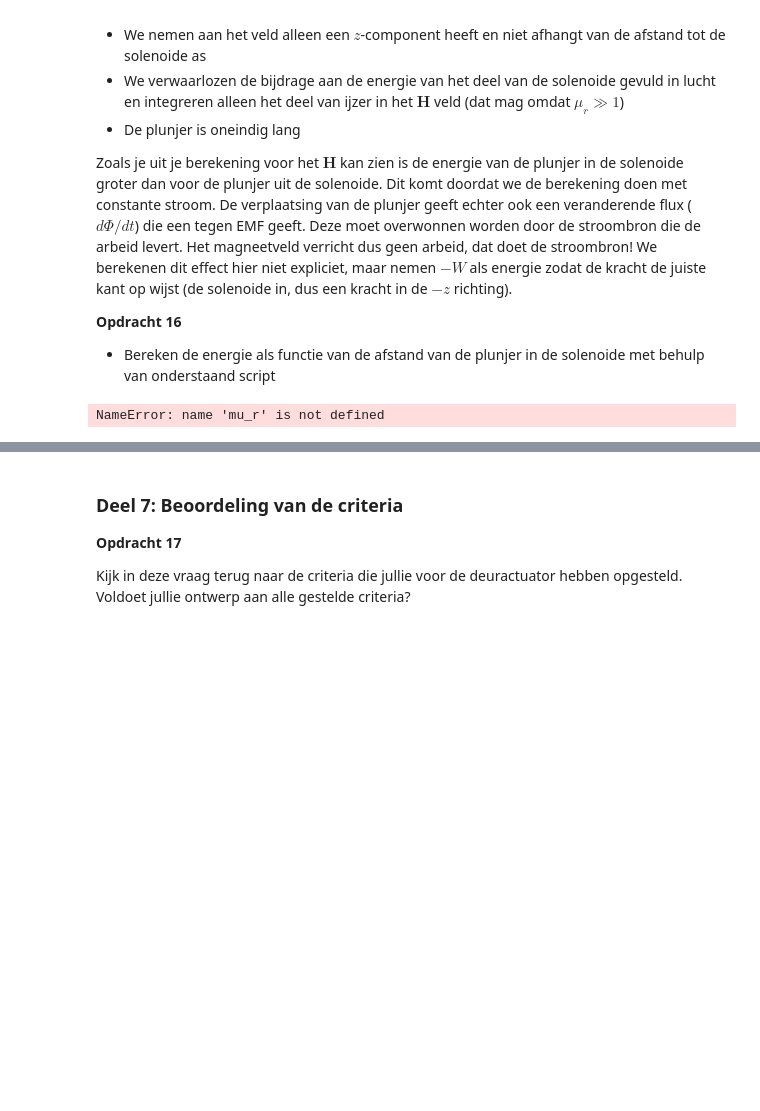
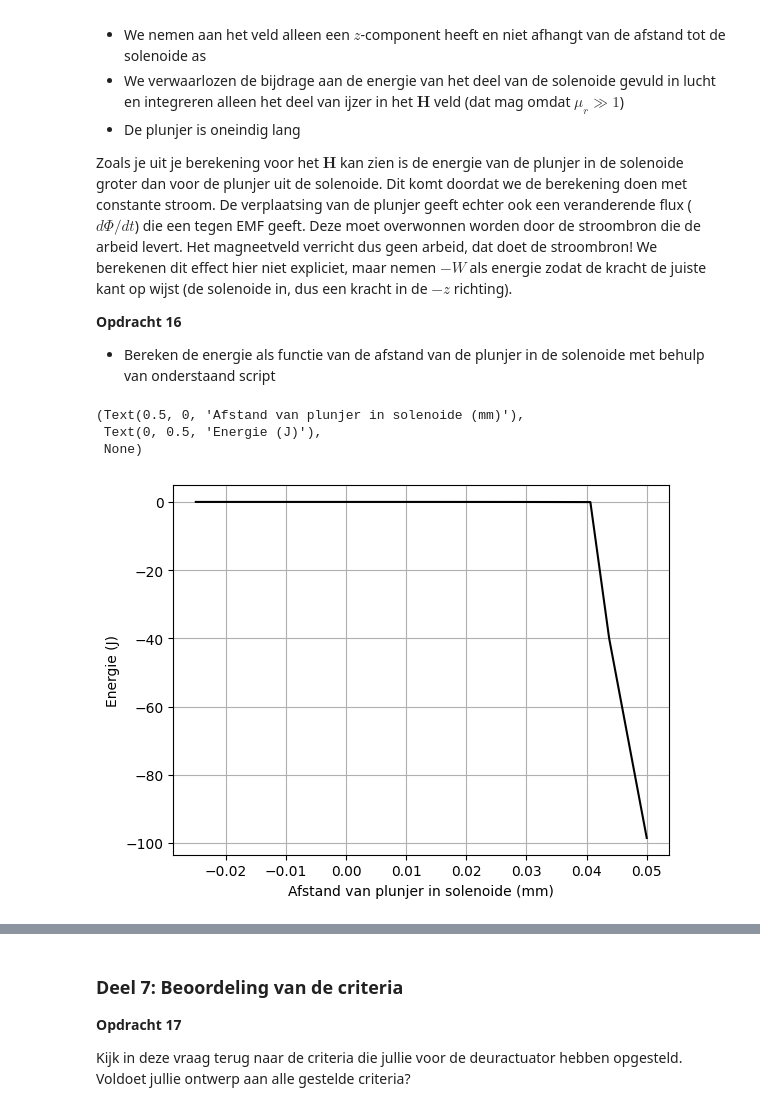
Before and after one commit to DRoelse/Daniel-Def-D, a Jupyter notebook: DigitaleOntwerpopdrachten/1CondensatorOpdracht/2KrachtactuatorOpdracht/KrachtactuatorOpdracht.ipynb, the cells around one changed output, grey strips where cells are left out. Saved outputs shown, nothing was run; the diff lists cells and outputs as text; code cells hidden in the pictures; blank space fills up the shorter version.

```diff
--- a/DigitaleOntwerpopdrachten/1CondensatorOpdracht/2KrachtactuatorOpdracht/KrachtactuatorOpdracht.ipynb
+++ b/DigitaleOntwerpopdrachten/1CondensatorOpdracht/2KrachtactuatorOpdracht/KrachtactuatorOpdracht.ipynb
@@ -462,10 +462,16 @@ Zoals je uit je berekening voor het $\mathbf{H}$ kan zien is de energie van de p
 * Bereken de energie als functie van de afstand van de plunjer in de solenoide met behulp van onderstaand script
 # %%
 # integrate the field up to point z_p
-Wz=-0.5*np.pi*r_s**2*np.cumsum(np.flipud(H_ax)*mu_r*mu_0*np.flipud(H_ax))*(z_ax[1] - z_ax[0])
+mu_r = 1000.0 # Ongeveer correct, vanuit gaande dat het ijzer is
+mu_0 = 1.0
 
-plt.plot(L_s/2 - z_ax, np.flipud(Wz), '-k')
-plt.xlabel('Afstand van plunjer in solenoide (m)'), plt.ylabel('Energie (J)'), plt.grid()
+Wz=-0.5*np.pi*r_sol**2*np.cumsum(np.flipud(H_ax)*mu_r*mu_0*np.flipud(H_ax))*(z_ax[1] - z_ax[0])
+
+plt.plot(L_sol/2 - z_ax, np.flipud(Wz), '-k')
+plt.xlabel('Afstand van plunjer in solenoide (mm)'), plt.ylabel('Energie (J)'), plt.grid()
 # %% [output]
-NameError: name 'mu_r' is not defined
+(Text(0.5, 0, 'Afstand van plunjer in solenoide (mm)'),
+ Text(0, 0.5, 'Energie (J)'),
+ None)
+[figure, added]
 # %%
```
Also changed, not shown: parts of 4 cells of this notebook.
